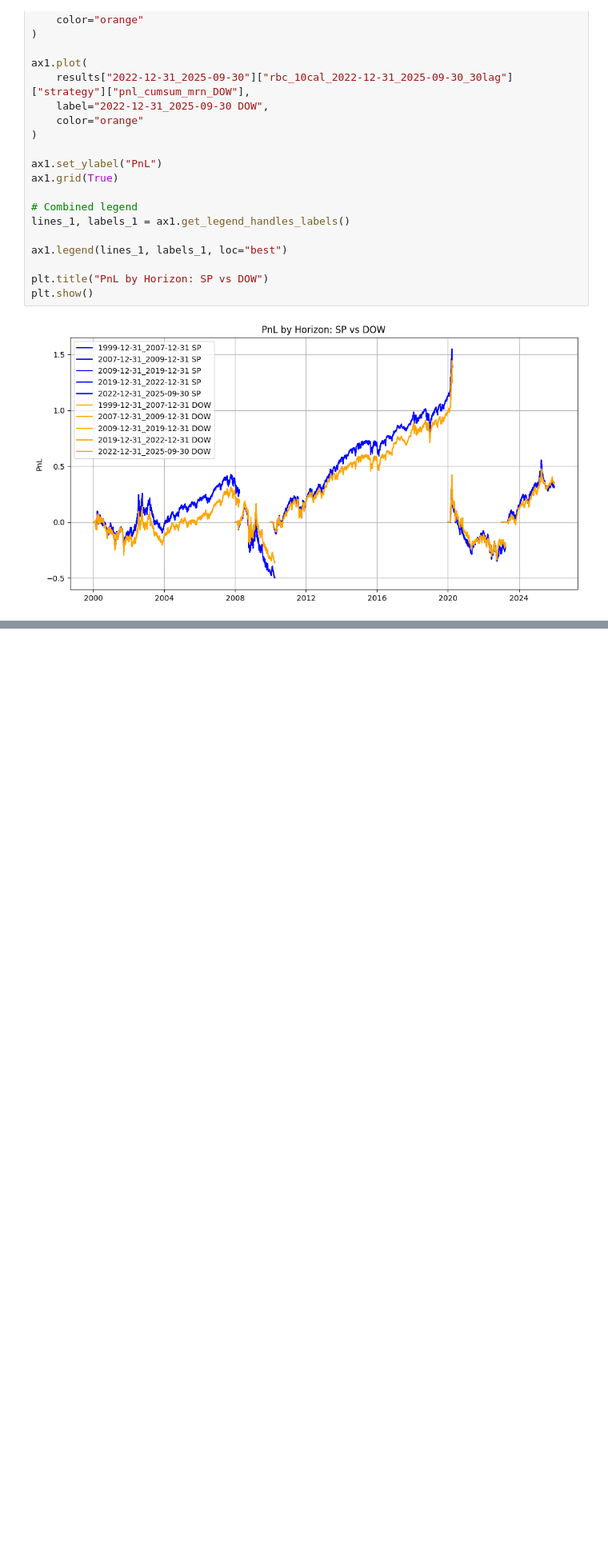
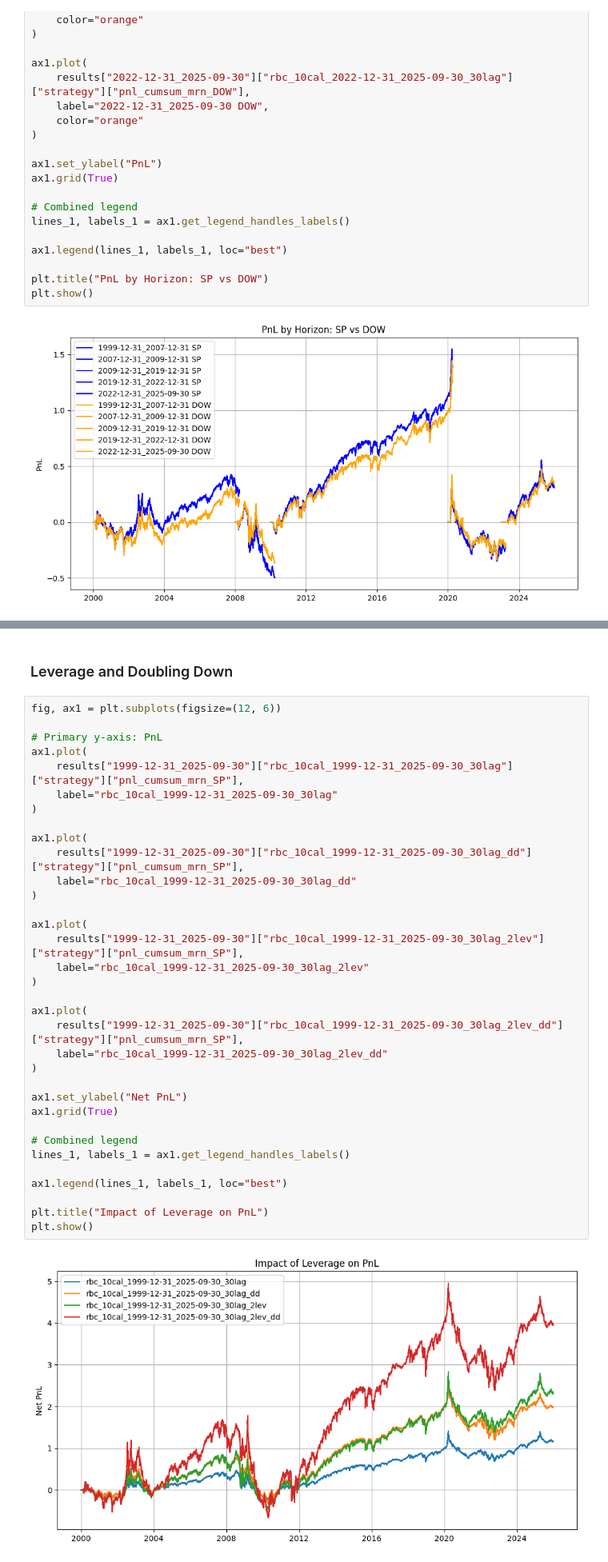
Before and after one commit to afoster28/dsge_trading, a Jupyter notebook: Model/DSGE_Strategy_v6.ipynb, the cells around one changed output, grey strips where cells are left out. Shown at 80% size. Drawn from its saved outputs; the diff is of its cells as text; blank space fills up the shorter version.

```diff
--- a/Model/DSGE_Strategy_v6.ipynb
+++ b/Model/DSGE_Strategy_v6.ipynb
@@ -1300,0 +1450,38 @@ plt.show()
+# %% [markdown]
+### Leverage and Doubling Down
+# %%
+fig, ax1 = plt.subplots(figsize=(12, 6))
+
+# Primary y-axis: PnL
+ax1.plot(
+    results["1999-12-31_2025-09-30"]["rbc_10cal_1999-12-31_2025-09-30_30lag"]["strategy"]["pnl_cumsum_mrn_SP"],
+    label="rbc_10cal_1999-12-31_2025-09-30_30lag"
+)
+
+ax1.plot(
+    results["1999-12-31_2025-09-30"]["rbc_10cal_1999-12-31_2025-09-30_30lag_dd"]["strategy"]["pnl_cumsum_mrn_SP"],
+    label="rbc_10cal_1999-12-31_2025-09-30_30lag_dd"
+)
+
+ax1.plot(
+    results["1999-12-31_2025-09-30"]["rbc_10cal_1999-12-31_2025-09-30_30lag_2lev"]["strategy"]["pnl_cumsum_mrn_SP"],
+    label="rbc_10cal_1999-12-31_2025-09-30_30lag_2lev"
+)
+
+ax1.plot(
+    results["1999-12-31_2025-09-30"]["rbc_10cal_1999-12-31_2025-09-30_30lag_2lev_dd"]["strategy"]["pnl_cumsum_mrn_SP"],
+    label="rbc_10cal_1999-12-31_2025-09-30_30lag_2lev_dd"
+)
+
+ax1.set_ylabel("Net PnL")
+ax1.grid(True)
+
+# Combined legend
+lines_1, labels_1 = ax1.get_legend_handles_labels()
+
+ax1.legend(lines_1, labels_1, loc="best")
+
+plt.title("Impact of Leverage on PnL")
+plt.show()
+# %% [output]
+[figure, added]
```
Also changed, not shown: parts of 21 cells of this notebook, 8 other files.
